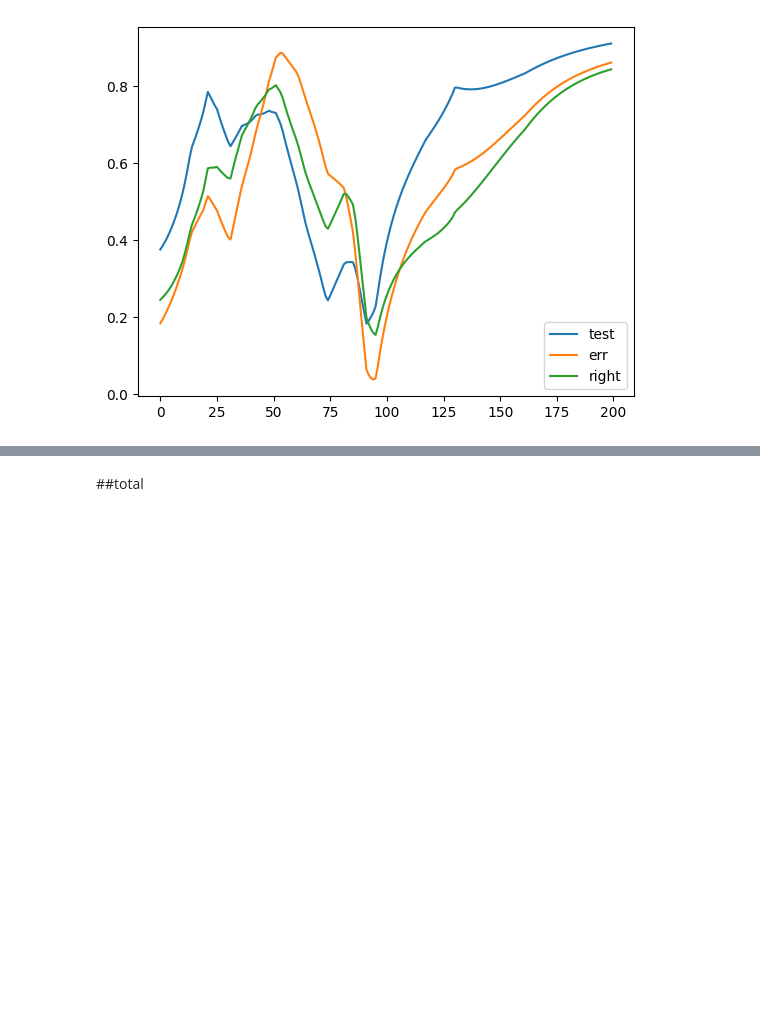
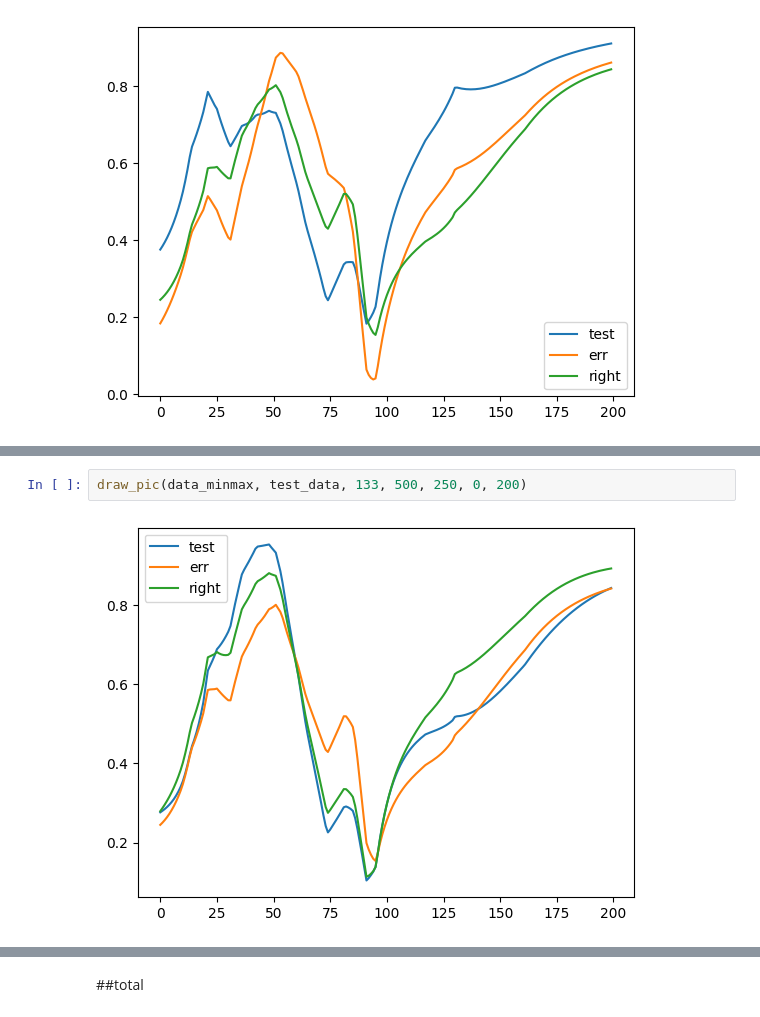
Before and after one commit to LeeYuuuan/yuanyuansrep, a Jupyter notebook: lalalalala.ipynb, the cells around one changed output, grey strips where cells are left out. Saved outputs shown, nothing was run; the diff lists cells and outputs as text; blank space fills up the shorter version.

```diff
--- a/lalalalala.ipynb
+++ b/lalalalala.ipynb
@@ -225,0 +249,4 @@ draw_pic(data_minmax, test_data, idx, 150, 500,0,200)
+# %%
+draw_pic(data_minmax, test_data, 133, 500, 250, 0, 200)
+# %% [output]
+[figure, added]
```
Also changed, not shown: parts of 7 cells of this notebook.
